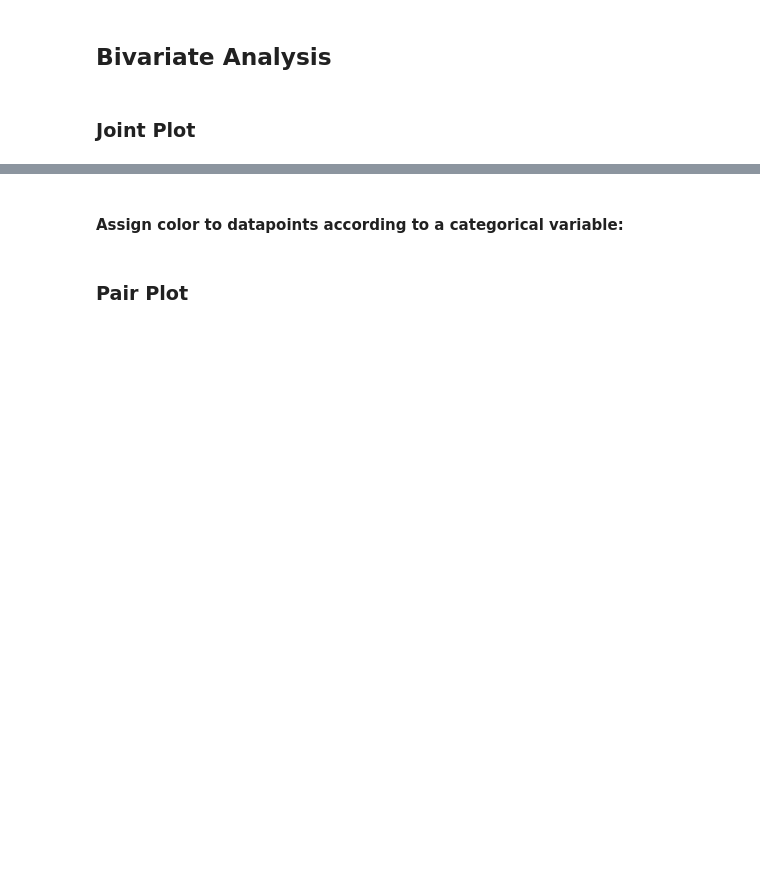
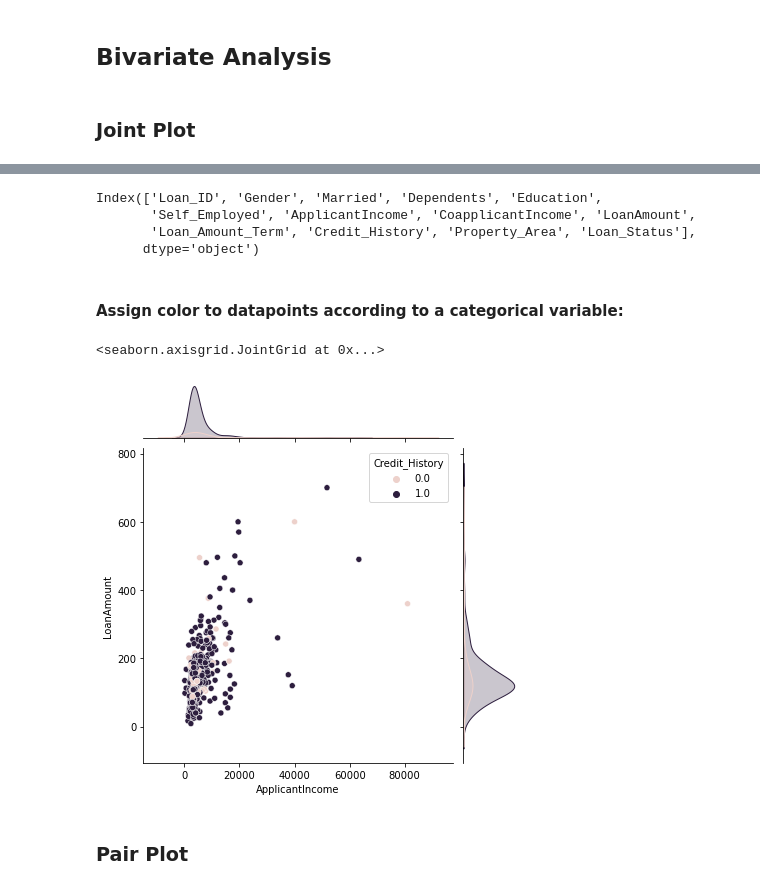
Before and after one commit to SR1608/Pandas, a Jupyter notebook: Data_Visualization.ipynb, the cells around one changed output, grey strips where cells are left out. Saved outputs shown, nothing was run; the diff lists cells and outputs as text; code cells hidden in the pictures; blank space fills up the shorter version.

```diff
--- a/Data_Visualization.ipynb
+++ b/Data_Visualization.ipynb
@@ -168,4 +280,16 @@ df['LoanAmount'].describe()
+# %%
+df.columns
+# %% [output]
+Index(['Loan_ID', 'Gender', 'Married', 'Dependents', 'Education',
+       'Self_Employed', 'ApplicantIncome', 'CoapplicantIncome', 'LoanAmount',
+       'Loan_Amount_Term', 'Credit_History', 'Property_Area', 'Loan_Status'],
+      dtype='object')
 # %% [markdown]
 #### Assign color to datapoints according to a categorical variable:
+# %%
+sns.jointplot(data=df , x = 'ApplicantIncome' , y = 'LoanAmount' , kind='scatter',hue = 'Credit_History')
+# %% [output]
+<seaborn.axisgrid.JointGrid at 0x...>
+[figure, added]
 # %% [markdown]
 ### Pair Plot
```
Also changed, not shown: parts of 19 cells of this notebook.
